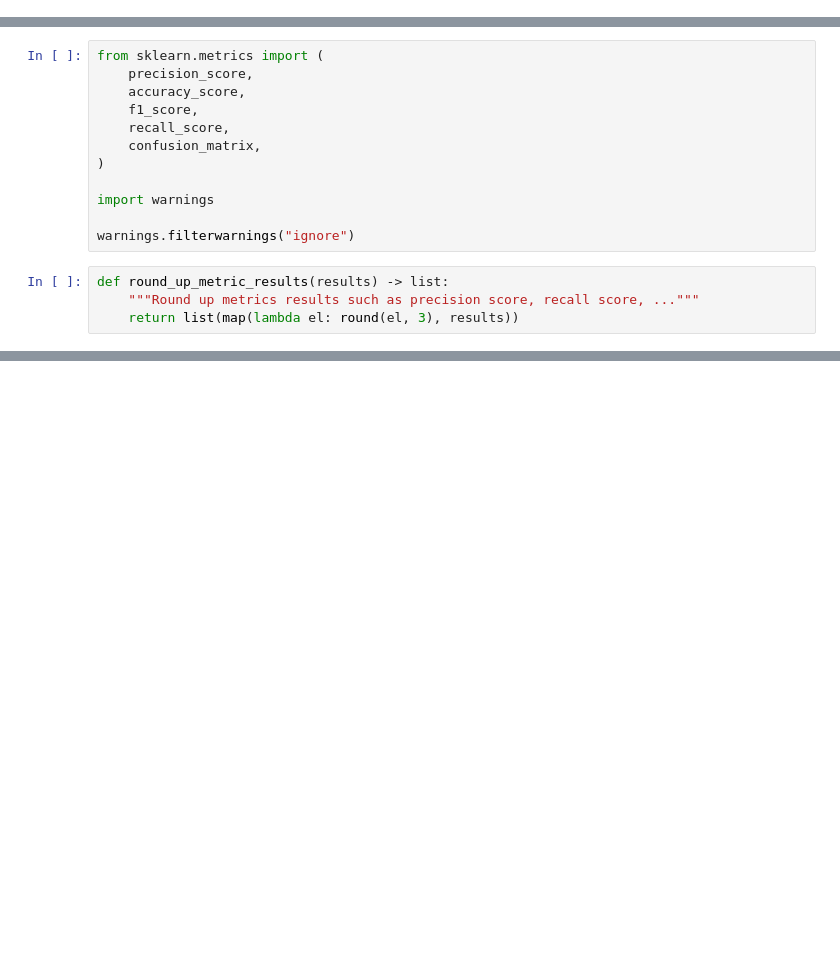
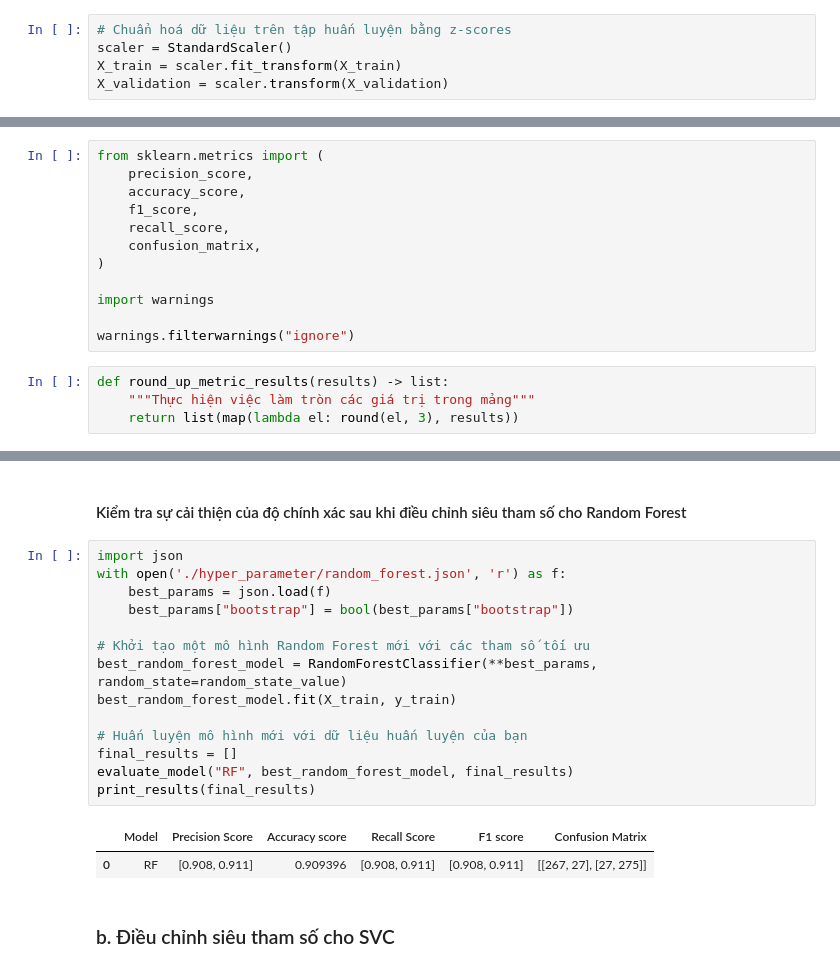
Before and after one commit to tranhuutuan261103/Gym-Exercise-Correction, a Jupyter notebook: trainning/plank_model/sklearn.ipynb, the cells around one changed output, grey strips where cells are left out. Saved outputs shown, nothing was run; the diff lists cells and outputs as text; blank space fills up the shorter version.

```diff
--- a/trainning/plank_model/sklearn.ipynb
+++ b/trainning/plank_model/sklearn.ipynb
@@ -127,2 +121,7 @@ Name: label, dtype: int32
+# %%
+# Chuẩn hoá dữ liệu trên tập huấn luyện bằng z-scores
+scaler = StandardScaler()
+X_train = scaler.fit_transform(X_train)
+X_validation = scaler.transform(X_validation)
 # %%
 # X lúc này là một DataFrame mới với các cột mới được đánh số từ 0 đến n-1, trong đó n là số lượng cột trong dữ liệu ban đầu
@@ -155,6 +154,6 @@ import warnings
 warnings.filterwarnings("ignore")
 # %%
 def round_up_metric_results(results) -> list:
-    """Round up metrics results such as precision score, recall score, ..."""
+    """Thực hiện việc làm tròn các giá trị trong mảng"""
     return list(map(lambda el: round(el, 3), results))
 # %%
@@ -217,0 +257,21 @@ pd.DataFrame(
+# %% [markdown]
+#### Kiểm tra sự cải thiện của độ chính xác sau khi điều chỉnh siêu tham số cho Random Forest
+# %%
+import json
+with open('./hyper_parameter/random_forest.json', 'r') as f:
+    best_params = json.load(f)
+    best_params["bootstrap"] = bool(best_params["bootstrap"])
+
+# Khởi tạo một mô hình Random Forest mới với các tham số tối ưu
+best_random_forest_model = RandomForestClassifier(**best_params, random_state=random_state_value)
+best_random_forest_model.fit(X_train, y_train)
+
+# Huấn luyện mô hình mới với dữ liệu huấn luyện của bạn
+final_results = []
+evaluate_model("RF", best_random_forest_model, final_results)
+print_results(final_results)
+# %% [output]
+|  | Model | Precision Score | Accuracy score | Recall Score | F1 score | Confusion Matrix |
+| 0 | RF | [0.908, 0.911] | 0.909396 | [0.908, 0.911] | [0.908, 0.911] | [[267, 27], [27, 275]] |
+# %% [markdown]
+### b. Điều chỉnh siêu tham số cho SVC
```
Also changed, not shown: parts of 29 cells of this notebook, 10 other files.
